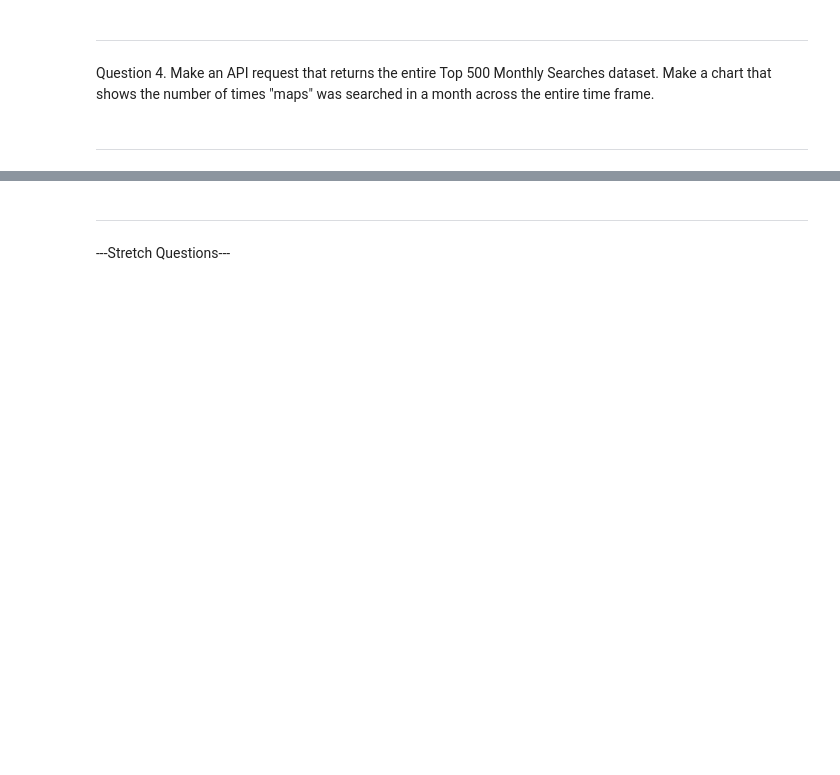
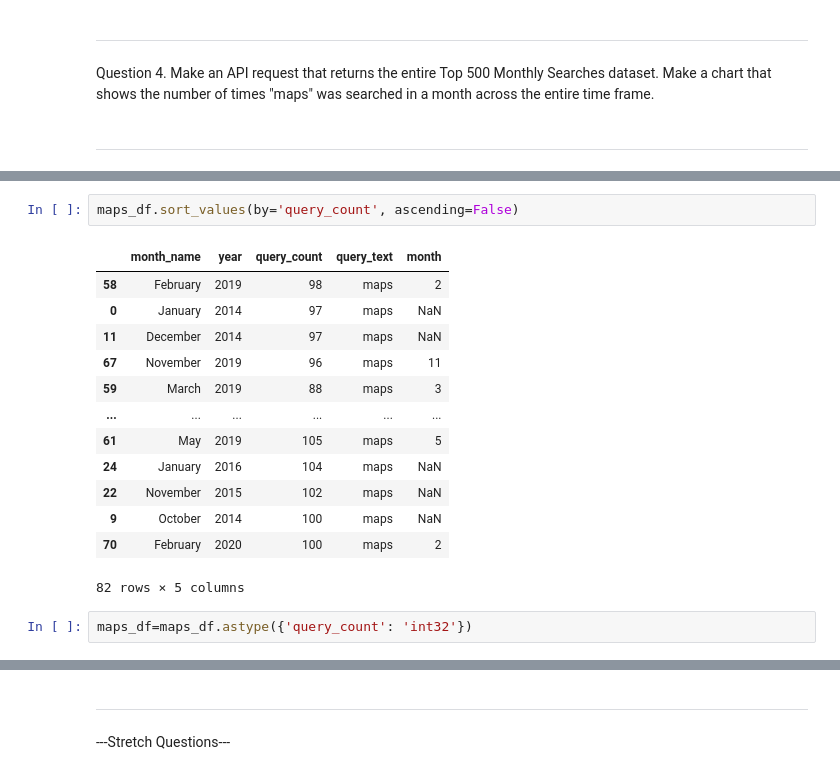
Before and after one commit to SamSitarek/socrata_api-SamSitarek, a Jupyter notebook: notebooks/soda_api.ipynb, the cells around one changed output, grey strips where cells are left out. Drawn from its saved outputs; the diff is of its cells as text; blank space fills up the shorter version.

```diff
--- a/notebooks/soda_api.ipynb
+++ b/notebooks/soda_api.ipynb
@@ -376,0 +438,18 @@ Question 4. Make an API request that returns the entire Top 500 Monthly Searches
+# %%
+maps_df.sort_values(by='query_count', ascending=False)
+# %% [output]
+|  | month_name | year | query_count | query_text | month |
+| 58 | February | 2019 | 98 | maps | 2 |
+| 0 | January | 2014 | 97 | maps | NaN |
+| 11 | December | 2014 | 97 | maps | NaN |
+| 67 | November | 2019 | 96 | maps | 11 |
+| 59 | March | 2019 | 88 | maps | 3 |
+| ... | ... | ... | ... | ... | ... |
+| 61 | May | 2019 | 105 | maps | 5 |
+| 24 | January | 2016 | 104 | maps | NaN |
+| 22 | November | 2015 | 102 | maps | NaN |
+| 9 | October | 2014 | 100 | maps | NaN |
+| 70 | February | 2020 | 100 | maps | 2 |
+82 rows × 5 columns
+# %%
+maps_df=maps_df.astype({'query_count': 'int32'})
```
Also changed, not shown: parts of 18 cells of this notebook.
